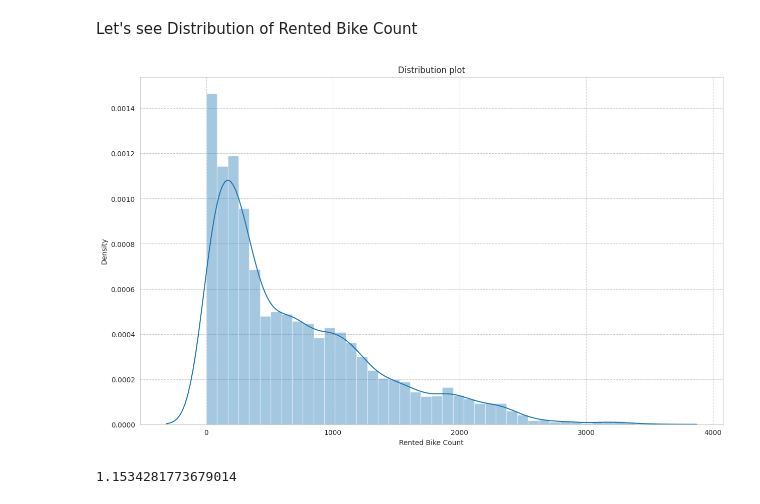
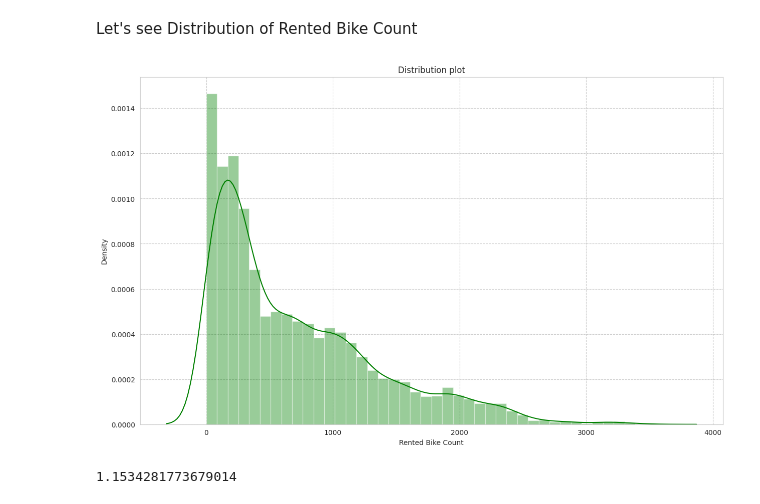
Before and after one commit to ady909/Capstone-Project-Bike-Sharing-Demand-Prediction-, a Jupyter notebook: Capstone_Project_Bike_Sharing_Demand_Prediction_.ipynb, the cells around one changed output. Drawn from its saved outputs; the diff is of its cells as text; code cells hidden in the pictures.

```diff
--- a/Capstone_Project_Bike_Sharing_Demand_Prediction_.ipynb
+++ b/Capstone_Project_Bike_Sharing_Demand_Prediction_.ipynb
@@ -220,10 +220,10 @@ Let's see Distribution of Rented Bike Count
 # %%
 # distribution plot
 plt.figure(figsize=(15,9))
-sns.distplot(bike_df["Rented Bike Count"])
+sns.distplot(bike_df["Rented Bike Count"] , kde=True,color='g')
 plt.title("Distribution plot");
 # %% [output]
-[figure, old version]
+[figure, new version]
 # %%
 #checking skewness score
 bike_df["Rented Bike Count"].skew()
```
Also changed, not shown: parts of 21 cells of this notebook.
